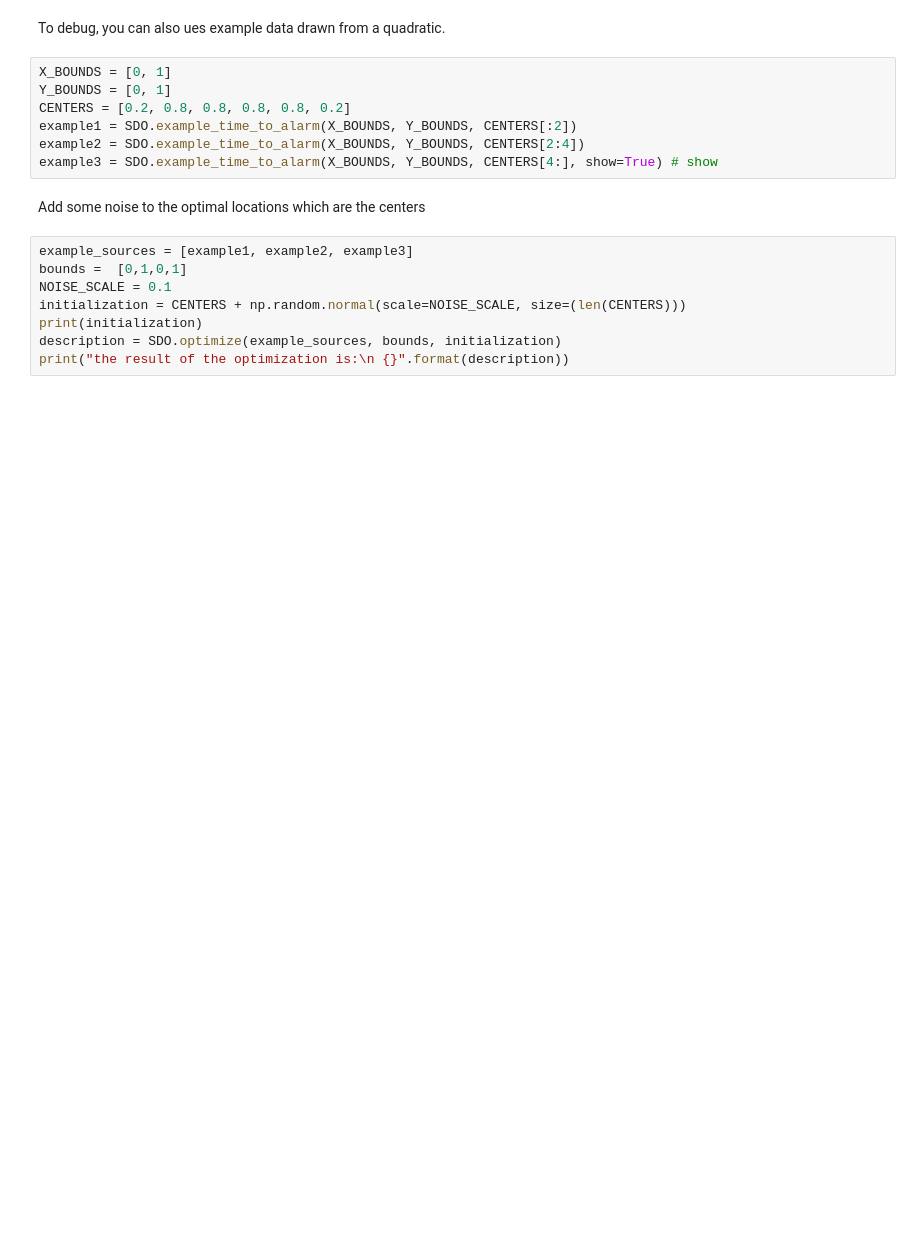
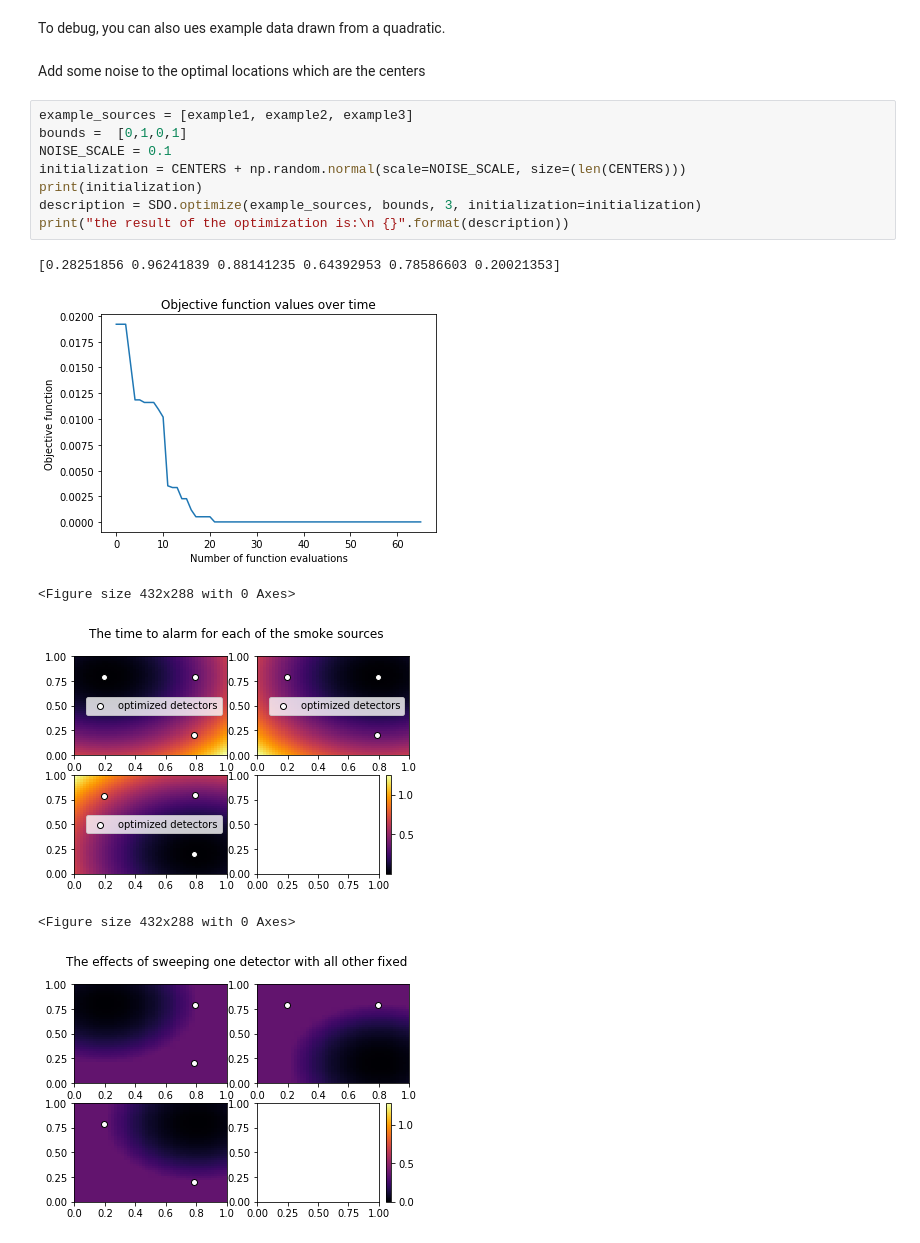
Before and after one commit to russelldj/SmokeDetectorOptimization, a Jupyter notebook: StreamlinedExperiments.ipynb, the cells around one changed output. Saved outputs shown, nothing was run; the diff lists cells and outputs as text; blank space fills up the shorter version.

```diff
--- a/StreamlinedExperiments.ipynb
+++ b/StreamlinedExperiments.ipynb
@@ -83,19 +89,19 @@ print("the result of the optimization is:\n {}".format(description))
 # %% [markdown]
 To debug, you can also ues example data drawn from a quadratic.
-# %%
-X_BOUNDS = [0, 1]
-Y_BOUNDS = [0, 1]
-CENTERS = [0.2, 0.8, 0.8, 0.8, 0.8, 0.2]
-example1 = SDO.example_time_to_alarm(X_BOUNDS, Y_BOUNDS, CENTERS[:2])
-example2 = SDO.example_time_to_alarm(X_BOUNDS, Y_BOUNDS, CENTERS[2:4])
-example3 = SDO.example_time_to_alarm(X_BOUNDS, Y_BOUNDS, CENTERS[4:], show=True) # show
 # %% [markdown]
 Add some noise to the optimal locations which are the centers
 # %%
 example_sources = [example1, example2, example3]
 bounds =  [0,1,0,1]
 NOISE_SCALE = 0.1
 initialization = CENTERS + np.random.normal(scale=NOISE_SCALE, size=(len(CENTERS)))
 print(initialization)
-description = SDO.optimize(example_sources, bounds, initialization)
+description = SDO.optimize(example_sources, bounds, 3, initialization=initialization)
 print("the result of the optimization is:\n {}".format(description))
+# %% [output]
+[0.28251856 0.96241839 0.88141235 0.64392953 0.78586603 0.20021353]
+[figure, added]
+<Figure size 432x288 with 0 Axes>
+[figure, added]
+<Figure size 432x288 with 0 Axes>
+[figure, added]
```
Also changed, not shown: parts of 6 cells of this notebook, 1 other file.
